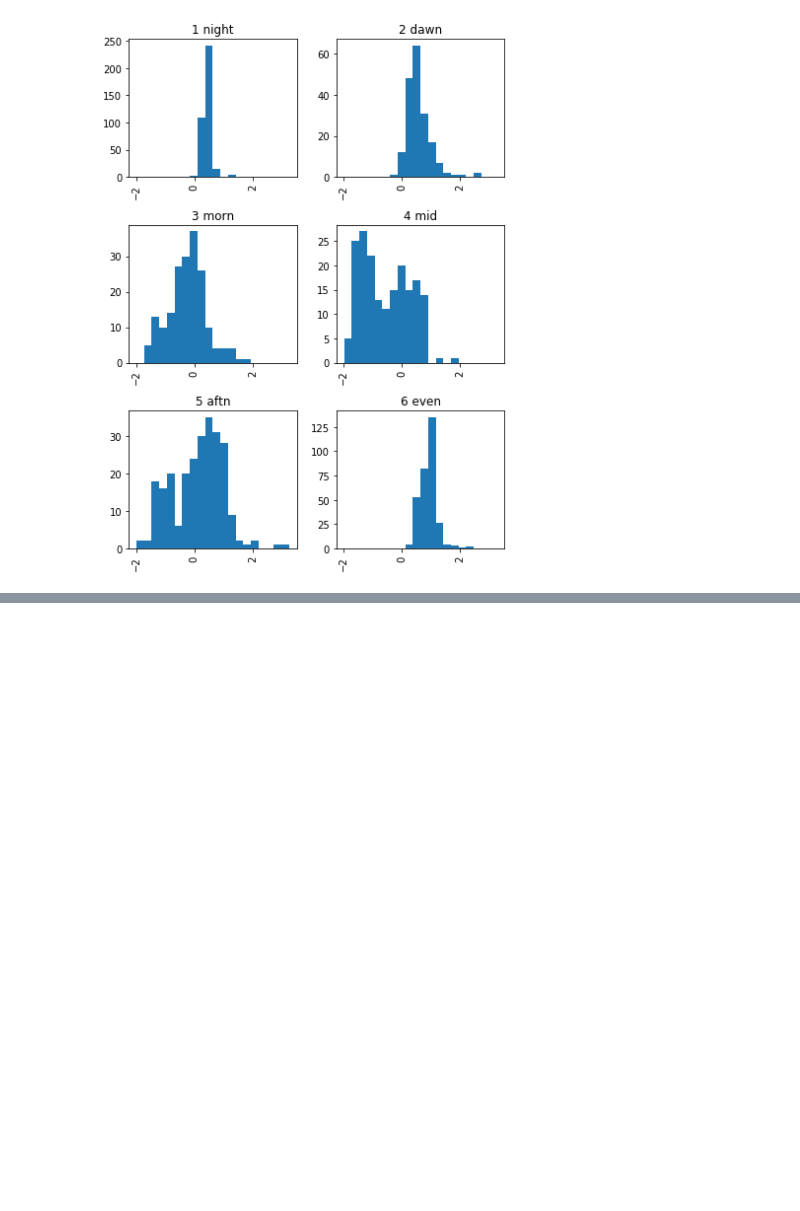
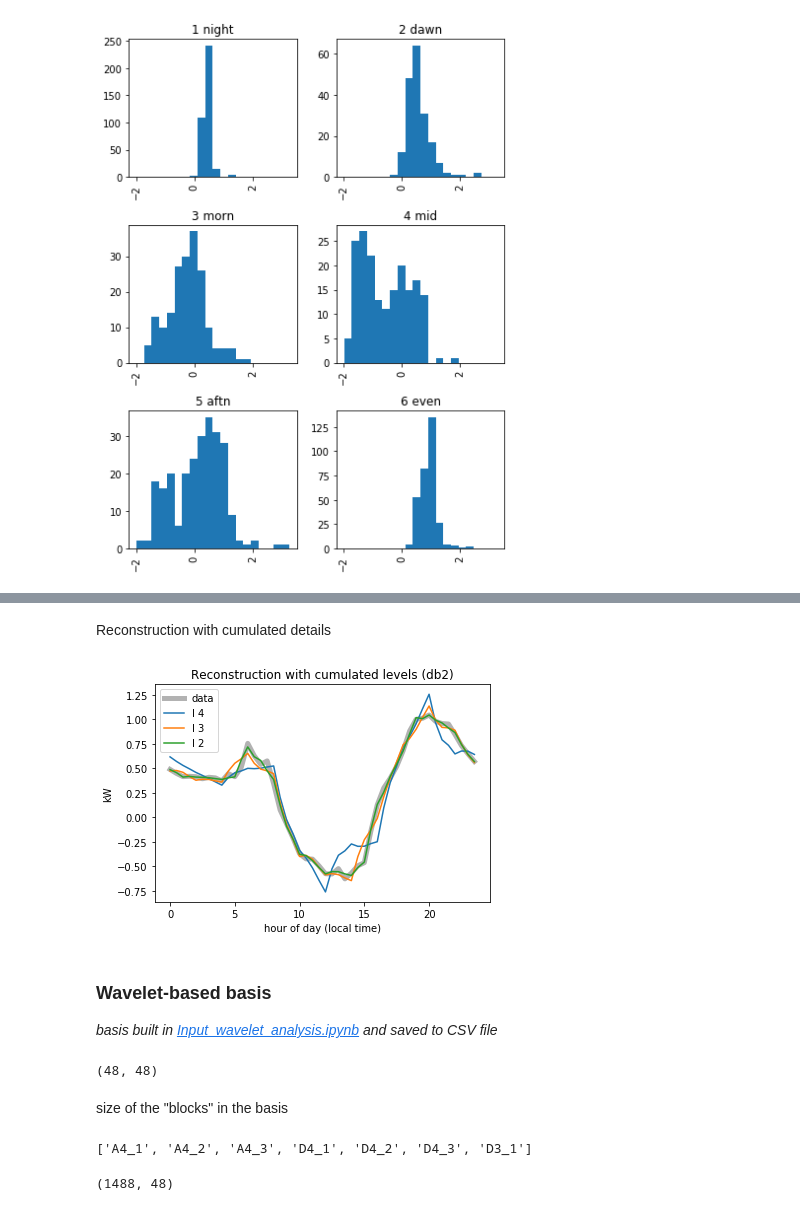
Before and after one commit to pierre-haessig/solarhome-control-bench, a Jupyter notebook: modeling/Input_Markov_model.ipynb, the cells around one changed output, grey strips where cells are left out. Drawn from its saved outputs; the diff is of its cells as text; code cells hidden in the pictures; blank space fills up the shorter version.

```diff
--- a/modeling/Input_Markov_model.ipynb
+++ b/modeling/Input_Markov_model.ipynb
@@ -310,0 +358,45 @@ from sklearn import linear_model
+# %% [markdown]
+Reconstruction with cumulated details
+# %%
+def recons_level(wcoeffs, l):
+    '''reconstruct signal down to level `l`'''
+    wcoeffs_r = [c.copy() for c in wcoeffs]
+    select = np.ones(len(wcoeffs))
+    assert l <= level
+    if l>=2:
+        select[-l+1:] = 0
+    elif l==1:
+        pass
+
+    for k, s in enumerate(select):
+        wcoeffs_r[k] *= s
+
+    return pywt.waverec(wcoeffs_r, wavelet, mode)
+
+plt.plot(P_dm, color='k', lw=5, alpha=0.3, label='data')
+plt.plot(P_dm.index, recons_level(wcoeffs, 4), label='l 4')
+plt.plot(P_dm.index, recons_level(wcoeffs, 3), label='l 3')
+plt.plot(P_dm.index, recons_level(wcoeffs, 2), label='l 2')
+plt.legend()
+
+ax = plt.gca()
+ax.set(
+    title='Reconstruction with cumulated levels ({})'.format(wavelet),
+    xlabel='hour of day (local time)',
+    ylabel='kW'
+);
+# %% [output]
+[figure, added]
+# %% [markdown]
+### Wavelet-based basis
+
+*basis built in [Input_wavelet_analysis.ipynb](Input_wavelet_analysis.ipynb) and saved to CSV file*
+# %%
+wavelet='db2'
+
+basis = np.loadtxt('basis_db2_3-3-6-12-24.csv', skiprows=1, delimiter=',')
+basis.shape
+# %% [output]
+(48, 48)
+# %% [markdown]
+size of the "blocks" in the basis
@@ -310,0 +405,17 @@ from sklearn import linear_model
+# %%
+with open('basis_db2_3-3-6-12-24.csv') as f:
+    line = f.readline().strip()
+
+b_names = line.split(',')
+b_names[:7]
+# %% [output]
+['A4_1', 'A4_2', 'A4_3', 'D4_1', 'D4_2', 'D4_3', 'D3_1']
+# %%
+ndays = len(P_nl)/48
+assert ndays == round(ndays)
+ndays = int(ndays)
+
+Xdb2 = np.tile(basis, (ndays, 1))
+Xdb2.shape
+# %% [output]
+(1488, 48)
```
Also changed, not shown: parts of 41 cells of this notebook, 5 other files.
